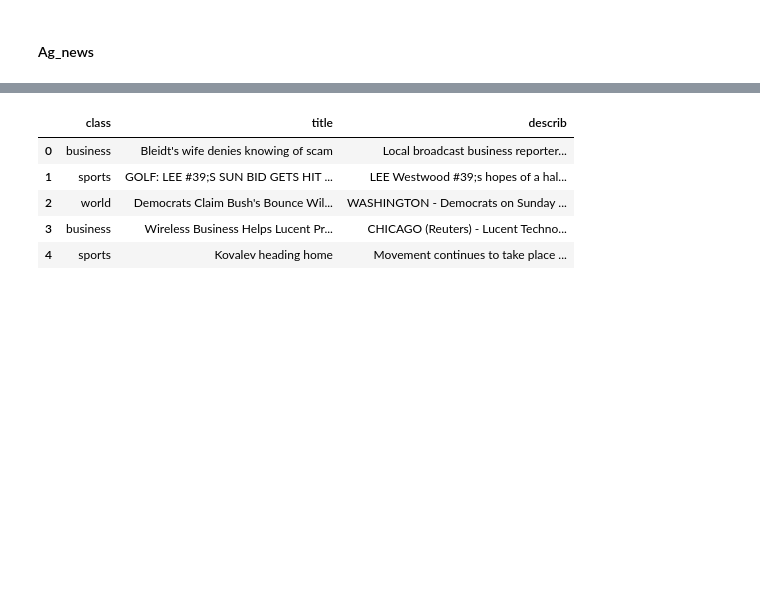
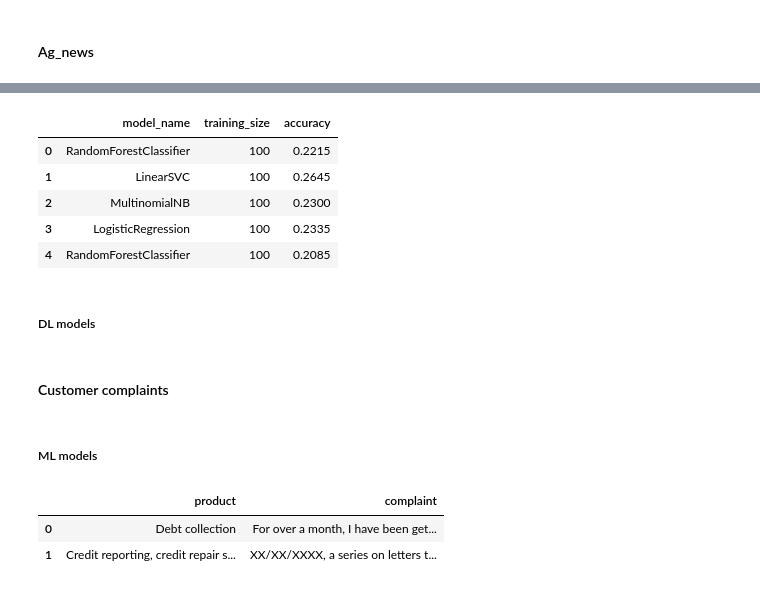
Before and after one commit to DavidykZhao/Frame_experiments, a Jupyter notebook: Frame_experiments.ipynb, the cells around one changed output, grey strips where cells are left out. Drawn from its saved outputs; the diff is of its cells as text; code cells hidden in the pictures; blank space fills up the shorter version.

```diff
--- a/Frame_experiments.ipynb
+++ b/Frame_experiments.ipynb
@@ -1123,0 +1130,18 @@ models = [RandomForestClassifier(n_estimators=200, max_depth=3, random_state=0),
+# %%
+# Set the global vars for this dataset for diverse algorithums
+
+df['category_id'] = df['class'].factorize()[0]
+
+category_id_df = df[['class', 'category_id']
+                    ].drop_duplicates().sort_values('category_id')
+category_to_id = dict(category_id_df.values)
+id_to_category = {v: k for k, v in category_to_id.items()}
+
+tfidf = TfidfVectorizer(sublinear_tf=True, norm='l2', min_df=5,
+                        encoding='latin-1', ngram_range=(1, 3), stop_words='english')
+
+# y_test has 2000 in size
+features = tfidf.fit_transform(df.describ).toarray()
+labels = df['class']
+
+x_train, x_test, y_train, y_test = train_test_split(features, labels, test_size=2000, random_state=0)
@@ -1123,0 +1440,8 @@ models = [RandomForestClassifier(n_estimators=200, max_depth=3, random_state=0),
+# %%
+models = [RandomForestClassifier(n_estimators=200, max_depth=3, random_state=0),
+          LinearSVC(),
+          MultinomialNB(),
+          LogisticRegression(random_state=0, max_iter= 200)]
+
+df = AMAZON_TRAIN
+df.head(2)
@@ -1123,0 +1452,12 @@ models = [RandomForestClassifier(n_estimators=200, max_depth=3, random_state=0),
+# %%
+
+tfidf = TfidfVectorizer(sublinear_tf=True, norm='l2', min_df=5,
+                        encoding='latin-1', ngram_range=(1, 3), stop_words='english')
+
+# y_test has 2000 in size
+features = tfidf.fit_transform(df.review).toarray()
+labels = df['class']
+
+x_train, x_test, y_train, y_test = train_test_split(features, labels, test_size=2000, random_state=0)
+# %%
+res = algo_training_size_looper([100, 200, 400, 800, 1600, 3200, 5000], x_train, y_train, x_test, y_test)
@@ -1124,9 +1484,9 @@ models = [RandomForestClassifier(n_estimators=200, max_depth=3, random_state=0),
 # %%
-AG_NEWS_TRAIN.head()
+res.head()
 # %% [output]
-|  | class | title | describ |
-| 0 | business | Bleidt's wife denies knowing of scam | Local broadcast business reporter... |
-| 1 | sports | GOLF: LEE #39;S SUN BID GETS HIT ... | LEE Westwood #39;s hopes of a hal... |
-| 2 | world | Democrats Claim Bush's Bounce Wil... | WASHINGTON - Democrats on Sunday ... |
-| 3 | business | Wireless Business Helps Lucent Pr... | CHICAGO (Reuters) - Lucent Techno... |
-| 4 | sports | Kovalev heading home | Movement continues to take place ... |
+|  | model_name | training_size | accuracy |
+| 0 | RandomForestClassifier | 100 | 0.2215 |
+| 1 | LinearSVC | 100 | 0.2645 |
+| 2 | MultinomialNB | 100 | 0.2300 |
+| 3 | LogisticRegression | 100 | 0.2335 |
+| 4 | RandomForestClassifier | 100 | 0.2085 |
@@ -1134,0 +1493,18 @@ x_train, x_test, y_train, y_test =  train_test_split(AG_NEWS_TRAIN["describ"], A
+# %% [markdown]
+##### DL models
+# %% [markdown]
+#### Customer complaints
+# %% [markdown]
+##### ML models
+# %%
+models = [RandomForestClassifier(n_estimators=200, max_depth=3, random_state=0),
+          LinearSVC(),
+          MultinomialNB(),
+          LogisticRegression(random_state=0, max_iter= 200)]
+
+df = CUSTOMER_TRAIN
+df.head(2)
+# %% [output]
+|  | product | complaint |
+| 0 | Debt collection | For over a month, I have been get... |
+| 1 | Credit reporting, credit repair s... | XX/XX/XXXX, a series on letters t... |
```
Also changed, not shown: parts of 48 cells of this notebook.
